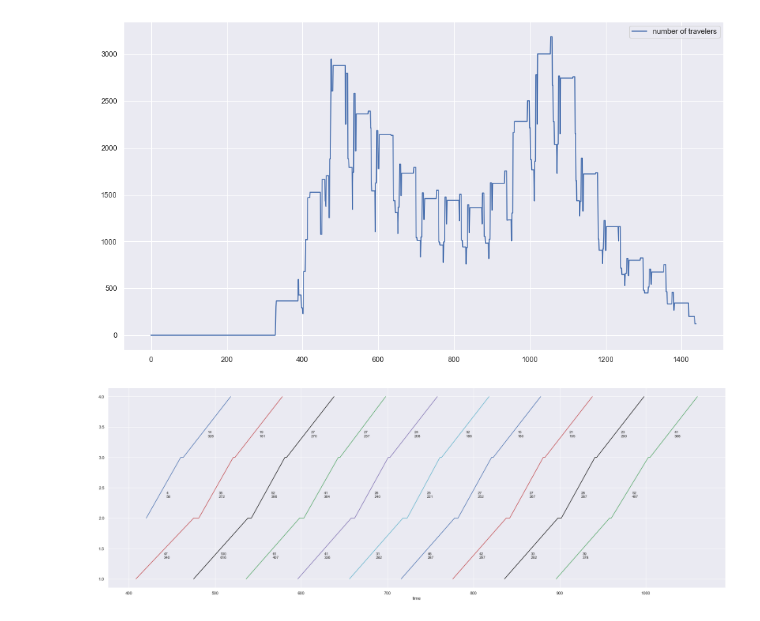
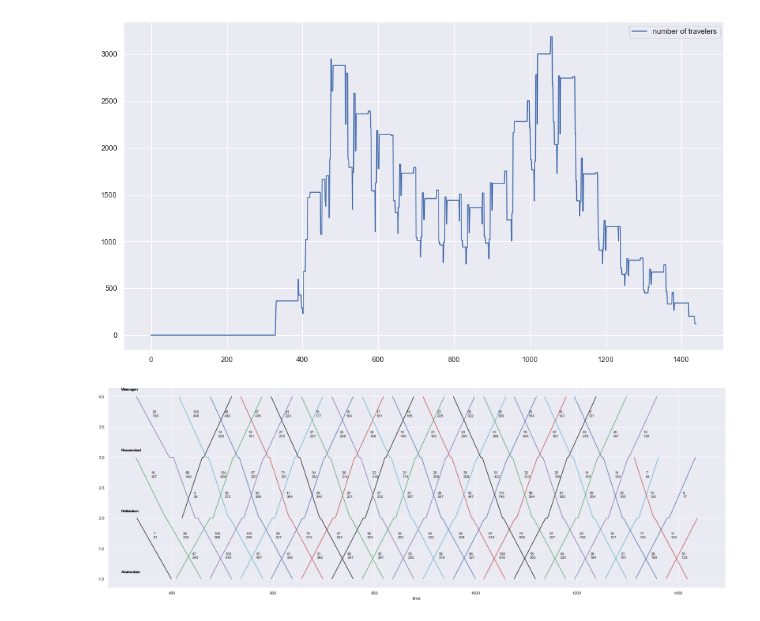
Before and after one commit to Sun-flowerSamurai/train-modelling, a Jupyter notebook: loading_train_data.ipynb, the cells around one changed output. Drawn from its saved outputs; the diff is of its cells as text; code cells hidden in the pictures.

Commit message:
added annotations of the cities to the plot

```diff
--- a/loading_train_data.ipynb
+++ b/loading_train_data.ipynb
@@ -147,25 +147,29 @@ class Train:
 # %%
 class VisualizeSchedule:
     def __init__(self, trains_to_visualize: dict) -> None:
         """Setup the schedule that needs to be visualized.
         """
 
         self.trains = trains_to_visualize
 
     def visualize(self) -> None:
         """Show the space-time plot of the train schedule.
         """
 
         ax = plt.gca()
 
         for key, value in self.trains.items():
             train = Train(key, value, ax)
             train.plot()
+            ax.text(300, AMSTERDAM + 0.1, 'Amsterdam')
+            ax.text(300, ROTTERDAM + 0.1, 'Rotterdam')
+            ax.text(300, ROOSENDAAL + 0.1, 'Roosendaal')
+            ax.text(300, VLISSINGEN + 0.1, 'Vlissingen')
             plt.legend().remove()
 
 trains_subset = dict(itertools.islice(trains.items(), 10))
 
-viz = VisualizeSchedule(trains_subset)
+viz = VisualizeSchedule(trains)
 viz.visualize()
 # %% [output]
-[figure, old version]
+[figure, new version]
```
Also changed, not shown: 1 other file.
